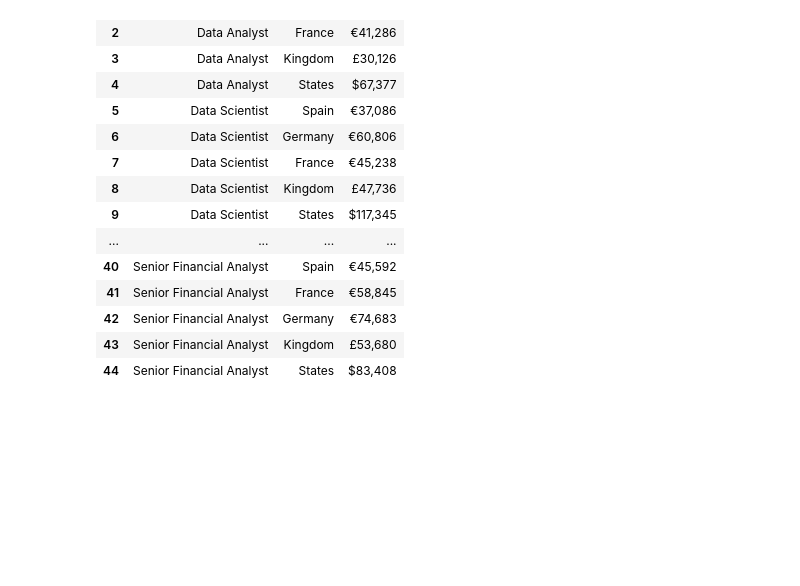
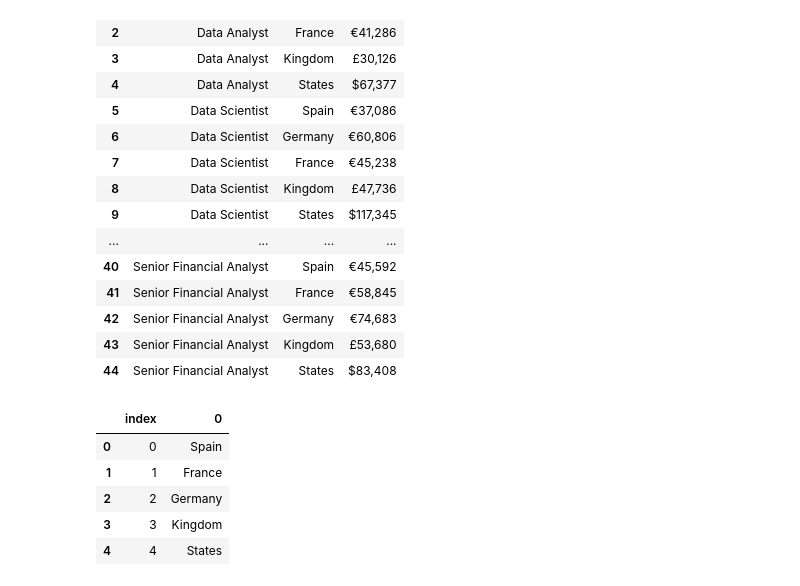
Before and after one commit to laurent-guerguy/Project-3-Our-Future-Data-Jobs-and-Salaries, a Jupyter notebook: Data_Thiefs (1).ipynb, the cells around one changed output. Cells and saved outputs as stored; diff of their text form; code cells hidden in the pictures; blank space fills up the shorter version.

```diff
--- a/Data_Thiefs (1).ipynb
+++ b/Data_Thiefs (1).ipynb
@@ -75,0 +80,9 @@ df_salaries
+# %%
+country_table
+# %% [output]
+|  | index | 0 |
+| 0 | 0 | Spain |
+| 1 | 1 | France |
+| 2 | 2 | Germany |
+| 3 | 3 | Kingdom |
+| 4 | 4 | States |
```
Also changed, not shown: parts of 14 cells of this notebook, 3 other files.
